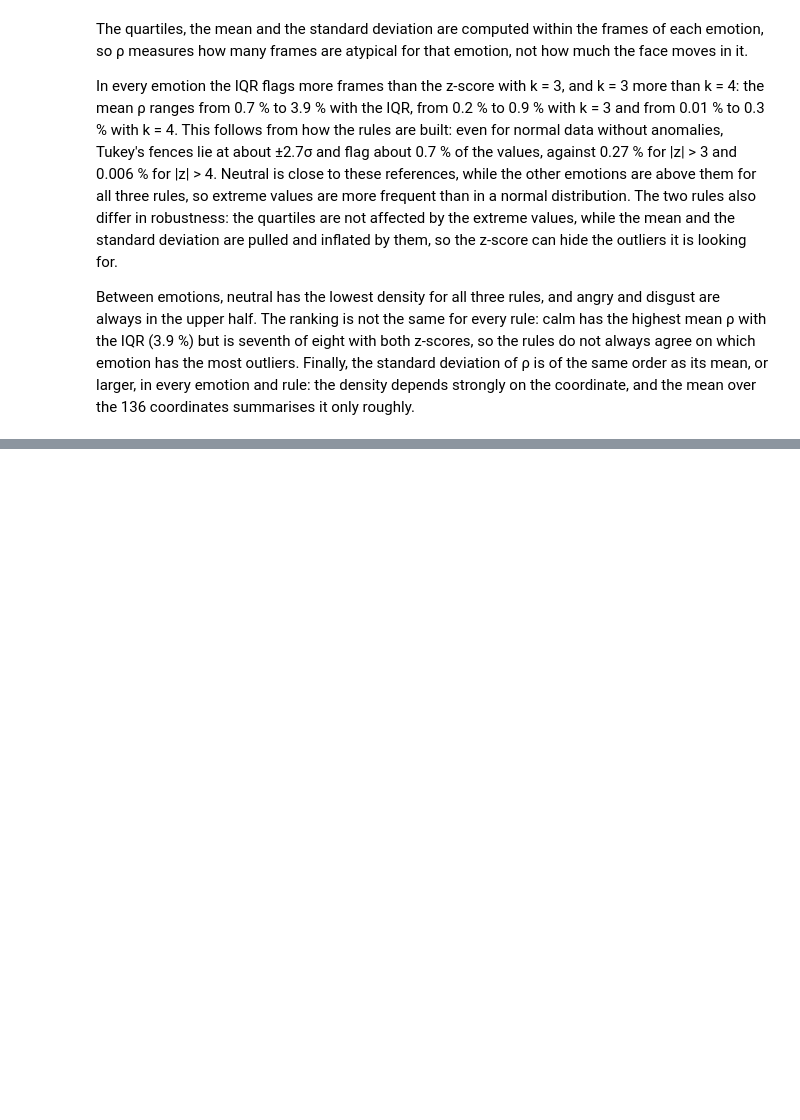
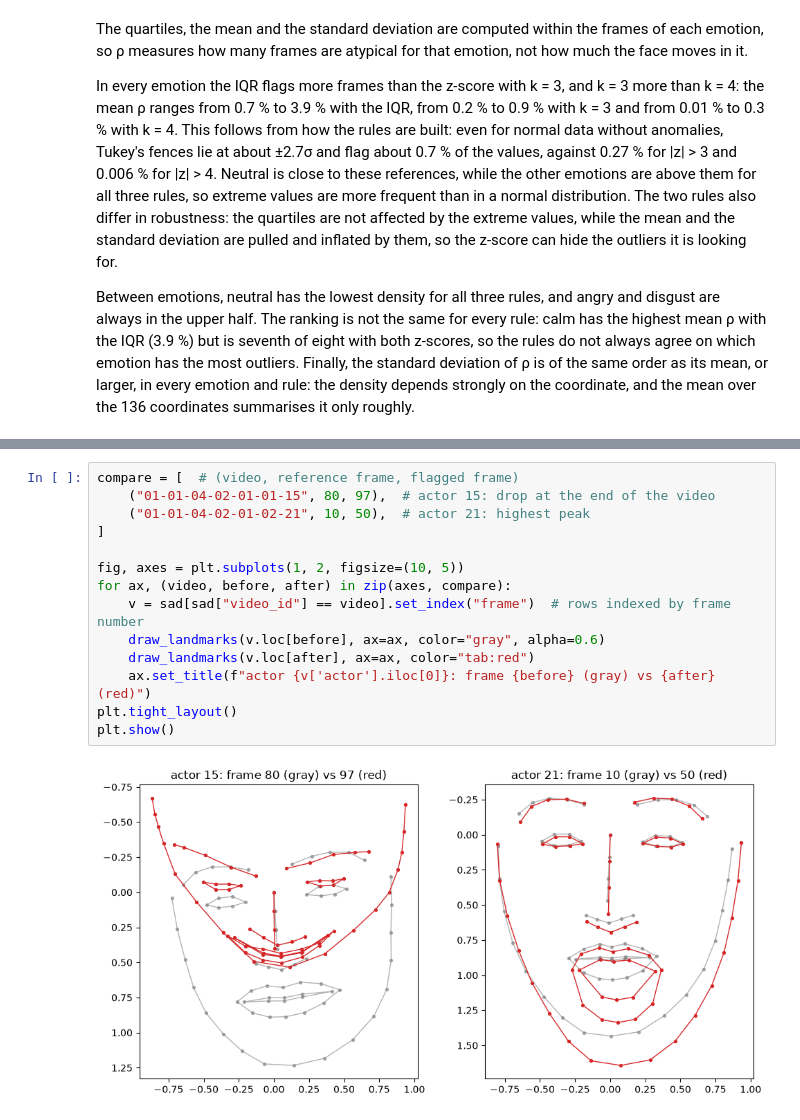
Before and after one commit to migasantunes/Emotion_Recognition, a Jupyter notebook: notebooks/02_quality.ipynb, the cells around one changed output, grey strips where cells are left out. Drawn from its saved outputs; the diff is of its cells as text; blank space fills up the shorter version.

```diff
--- a/notebooks/02_quality.ipynb
+++ b/notebooks/02_quality.ipynb
@@ -312,0 +429,16 @@ Between emotions, neutral has the lowest density for all three rules, and angry
+# %%
+compare = [  # (video, reference frame, flagged frame)
+    ("01-01-04-02-01-01-15", 80, 97),  # actor 15: drop at the end of the video
+    ("01-01-04-02-01-02-21", 10, 50),  # actor 21: highest peak
+]
+
+fig, axes = plt.subplots(1, 2, figsize=(10, 5))
+for ax, (video, before, after) in zip(axes, compare):
+    v = sad[sad["video_id"] == video].set_index("frame")  # rows indexed by frame number
+    draw_landmarks(v.loc[before], ax=ax, color="gray", alpha=0.6)
+    draw_landmarks(v.loc[after], ax=ax, color="tab:red")
+    ax.set_title(f"actor {v['actor'].iloc[0]}: frame {before} (gray) vs {after} (red)")
+plt.tight_layout()
+plt.show()
+# %% [output]
+[figure, added]
```
Also changed, not shown: parts of 19 cells of this notebook.
